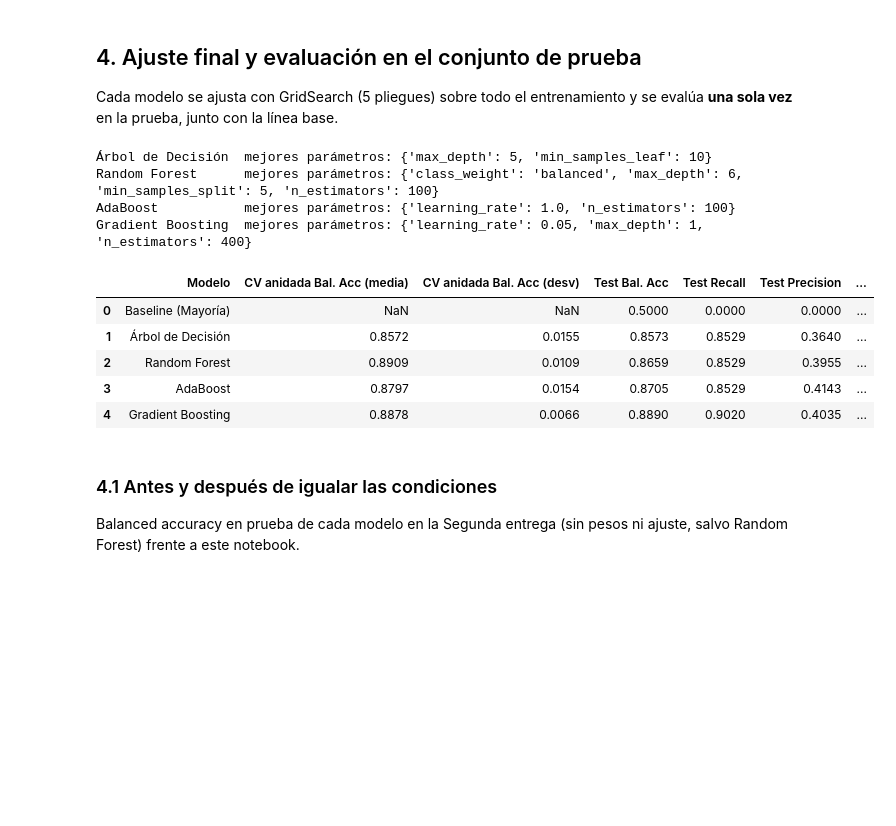
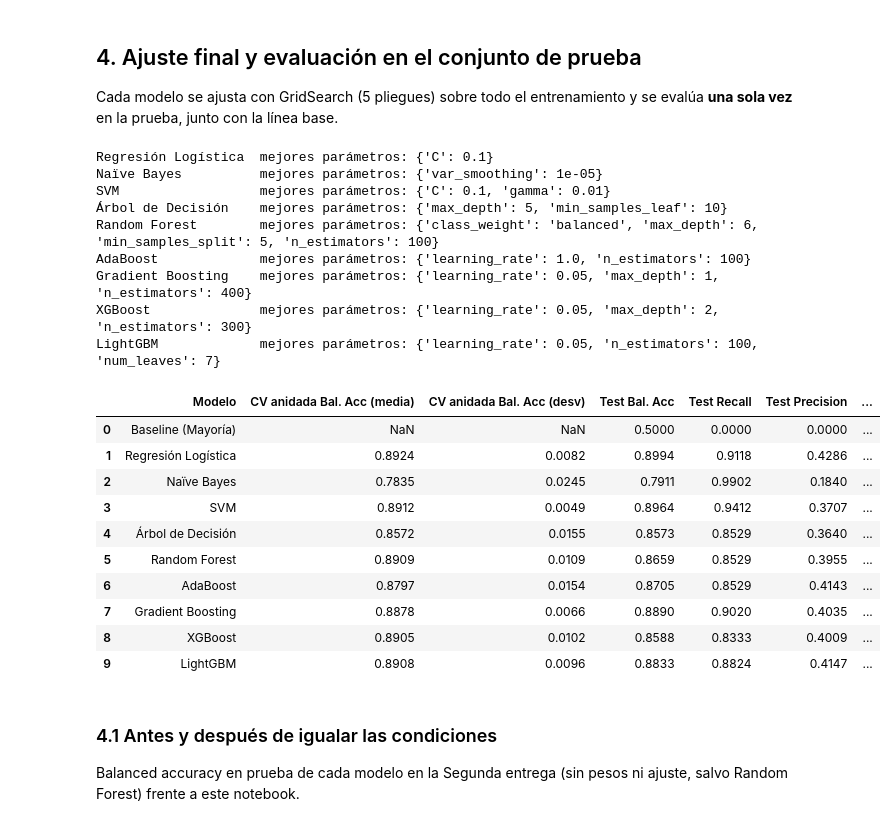
Before and after one commit to AlejandroP212/ML2-Proyecto-Riesgo-Crediticio, a Jupyter notebook: notebooks/03_comparacion_equitativa.ipynb, the cells around one changed output. Drawn from its saved outputs; the diff is of its cells as text; code cells hidden in the pictures; blank space fills up the shorter version.

```diff
--- a/notebooks/03_comparacion_equitativa.ipynb
+++ b/notebooks/03_comparacion_equitativa.ipynb
@@ -101,5 +114,14 @@ informe). Random Forest usa la misma malla de la Segunda entrega.
 # %%
 candidatos = {
+    "Regresión Logística": (
+        LogisticRegression(class_weight="balanced", max_iter=2000),
+        {"classifier__C": [0.01, 0.1, 1, 10]}),
+    "Naïve Bayes": (
+        GaussianNB(priors=[0.5, 0.5]),
+        {"classifier__var_smoothing": [1e-9, 1e-7, 1e-5]}),
+    "SVM": (
+        SVC(kernel="rbf", class_weight="balanced", random_state=SEED),
+        {"classifier__C": [0.1, 1, 10], "classifier__gamma": ["scale", 0.01, 0.1]}),
     "Árbol de Decisión": (
         DecisionTreeClassifier(class_weight="balanced", random_state=SEED),
         {"classifier__max_depth": [3, 5, 8, None], "classifier__min_samples_leaf": [1, 10, 30]}),
@@ -114,7 +136,21 @@ candidatos = {
         GradientBoostingBalanceado(random_state=SEED),
         {"classifier__n_estimators": [100, 200, 400], "classifier__learning_rate": [0.02, 0.05, 0.1],
          "classifier__max_depth": [1, 2, 3]}),
+    "XGBoost": (
+        XGBoostBalanceado(random_state=SEED, n_jobs=1),
+        {"classifier__n_estimators": [100, 300], "classifier__learning_rate": [0.05, 0.1],
+         "classifier__max_depth": [2, 3, 4]}),
+    "LightGBM": (
+        LGBMClassifier(class_weight="balanced", random_state=SEED, n_jobs=1, verbose=-1),
+        {"classifier__n_estimators": [100, 300], "classifier__learning_rate": [0.05, 0.1],
+         "classifier__num_leaves": [7, 15, 31]}),
 }
+
+def puntaje(modelo, X):
+    # Probabilidad de mora; para el SVM, su puntaje de decisión (sirve igual para el AUC)
+    if hasattr(modelo, "predict_proba"):
+        return modelo.predict_proba(X)[:, 1]
+    return modelo.decision_function(X)
 # %% [markdown]
 ## 3. Validación cruzada anidada (estimación honesta del desempeño)
 En cada uno de los 5 pliegues externos se ejecuta un GridSearch interno (3 pliegues) solo con la parte de
@@ -210,43 +283,53 @@ prueba, junto con la línea base.
 # %%
 finales, filas, scores = {}, [], {}
 
 base = make_pipe(DummyClassifier(strategy="most_frequent")).fit(X_train, y_train)
 finales["Baseline (Mayoría)"] = base
 
 for nombre, (modelo, malla) in candidatos.items():
     gs = GridSearchCV(make_pipe(modelo), malla, cv=cv5, scoring="balanced_accuracy", n_jobs=-1).fit(X_train, y_train)
     finales[nombre] = gs.best_estimator_
-    print(f"{nombre:18s} mejores parámetros:",
+    print(f"{nombre:20s} mejores parámetros:",
           {k.replace("classifier__", ""): v for k, v in gs.best_params_.items()})
 
 for nombre, modelo in finales.items():
     pred = modelo.predict(X_test)
-    scores[nombre] = modelo.predict_proba(X_test)[:, 1]
+    scores[nombre] = puntaje(modelo, X_test)
     tn, fp, fn, tp = confusion_matrix(y_test, pred).ravel()
     filas.append({"Modelo": nombre,
                   "Test Bal. Acc": balanced_accuracy_score(y_test, pred),
                   "Test Recall": recall_score(y_test, pred, zero_division=0),
                   "Test Precision": precision_score(y_test, pred, zero_division=0),
                   "Test F1": f1_score(y_test, pred, zero_division=0),
                   "Test ROC-AUC": roc_auc_score(y_test, scores[nombre]),
                   "Morosos detectados": f"{tp} de {tp + fn}", "Falsas alarmas": fp})
 
 tabla3 = (pd.DataFrame(filas).merge(tabla_anidada, on="Modelo", how="left")
           [["Modelo", "CV anidada Bal. Acc (media)", "CV anidada Bal. Acc (desv)", "Test Bal. Acc", "Test Recall",
             "Test Precision", "Test F1", "Test ROC-AUC", "Morosos detectados", "Falsas alarmas"]])
 tabla3.round(4).to_csv(TABLES / "tabla3_comparacion_equitativa.csv", index=False)
 tabla3.round(4)
 # %% [output]
-Árbol de Decisión  mejores parámetros: {'max_depth': 5, 'min_samples_leaf': 10}
-Random Forest      mejores parámetros: {'class_weight': 'balanced', 'max_depth': 6, 'min_samples_split': 5, 'n_estimators': 100}
-AdaBoost           mejores parámetros: {'learning_rate': 1.0, 'n_estimators': 100}
-Gradient Boosting  mejores parámetros: {'learning_rate': 0.05, 'max_depth': 1, 'n_estimators': 400}
+Regresión Logística  mejores parámetros: {'C': 0.1}
+Naïve Bayes          mejores parámetros: {'var_smoothing': 1e-05}
+SVM                  mejores parámetros: {'C': 0.1, 'gamma': 0.01}
+Árbol de Decisión    mejores parámetros: {'max_depth': 5, 'min_samples_leaf': 10}
+Random Forest        mejores parámetros: {'class_weight': 'balanced', 'max_depth': 6, 'min_samples_split': 5, 'n_estimators': 100}
+AdaBoost             mejores parámetros: {'learning_rate': 1.0, 'n_estimators': 100}
+Gradient Boosting    mejores parámetros: {'learning_rate': 0.05, 'max_depth': 1, 'n_estimators': 400}
+XGBoost              mejores parámetros: {'learning_rate': 0.05, 'max_depth': 2, 'n_estimators': 300}
+LightGBM             mejores parámetros: {'learning_rate': 0.05, 'n_estimators': 100, 'num_leaves': 7}
 |  | Modelo | CV anidada Bal. Acc (media) | CV anidada Bal. Acc (desv) | Test Bal. Acc | Test Recall | Test Precision | ... |
 | 0 | Baseline (Mayoría) | NaN | NaN | 0.5000 | 0.0000 | 0.0000 | ... |
-| 1 | Árbol de Decisión | 0.8572 | 0.0155 | 0.8573 | 0.8529 | 0.3640 | ... |
-| 2 | Random Forest | 0.8909 | 0.0109 | 0.8659 | 0.8529 | 0.3955 | ... |
-| 3 | AdaBoost | 0.8797 | 0.0154 | 0.8705 | 0.8529 | 0.4143 | ... |
-| 4 | Gradient Boosting | 0.8878 | 0.0066 | 0.8890 | 0.9020 | 0.4035 | ... |
+| 1 | Regresión Logística | 0.8924 | 0.0082 | 0.8994 | 0.9118 | 0.4286 | ... |
+| 2 | Naïve Bayes | 0.7835 | 0.0245 | 0.7911 | 0.9902 | 0.1840 | ... |
+| 3 | SVM | 0.8912 | 0.0049 | 0.8964 | 0.9412 | 0.3707 | ... |
+| 4 | Árbol de Decisión | 0.8572 | 0.0155 | 0.8573 | 0.8529 | 0.3640 | ... |
+| 5 | Random Forest | 0.8909 | 0.0109 | 0.8659 | 0.8529 | 0.3955 | ... |
+| 6 | AdaBoost | 0.8797 | 0.0154 | 0.8705 | 0.8529 | 0.4143 | ... |
+| 7 | Gradient Boosting | 0.8878 | 0.0066 | 0.8890 | 0.9020 | 0.4035 | ... |
+| 8 | XGBoost | 0.8905 | 0.0102 | 0.8588 | 0.8333 | 0.4009 | ... |
+| 9 | LightGBM | 0.8908 | 0.0096 | 0.8833 | 0.8824 | 0.4147 | ... |
 # %% [markdown]
 ### 4.1 Antes y después de igualar las condiciones
 Balanced accuracy en prueba de cada modelo en la Segunda entrega (sin pesos ni ajuste, salvo Random Forest) frente a
```
Also changed, not shown: parts of 12 cells of this notebook, 8 other files.
